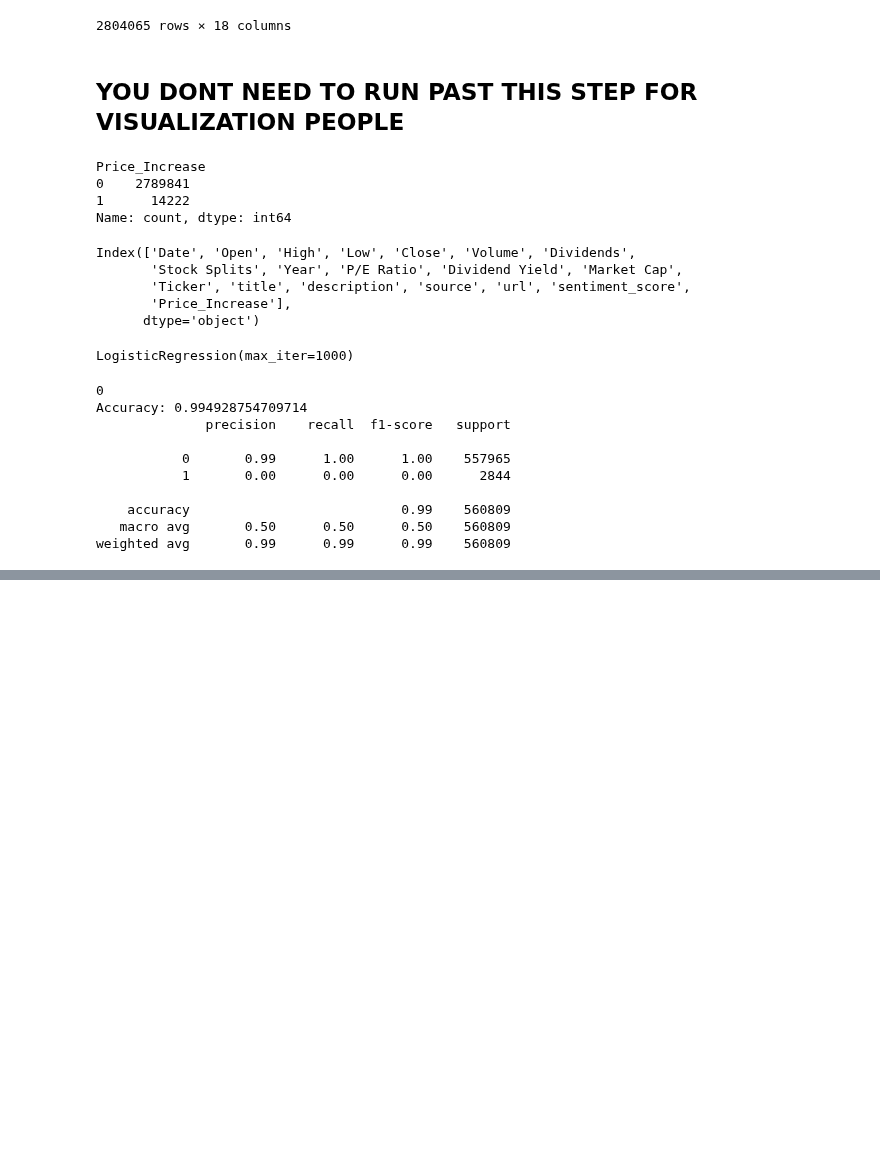
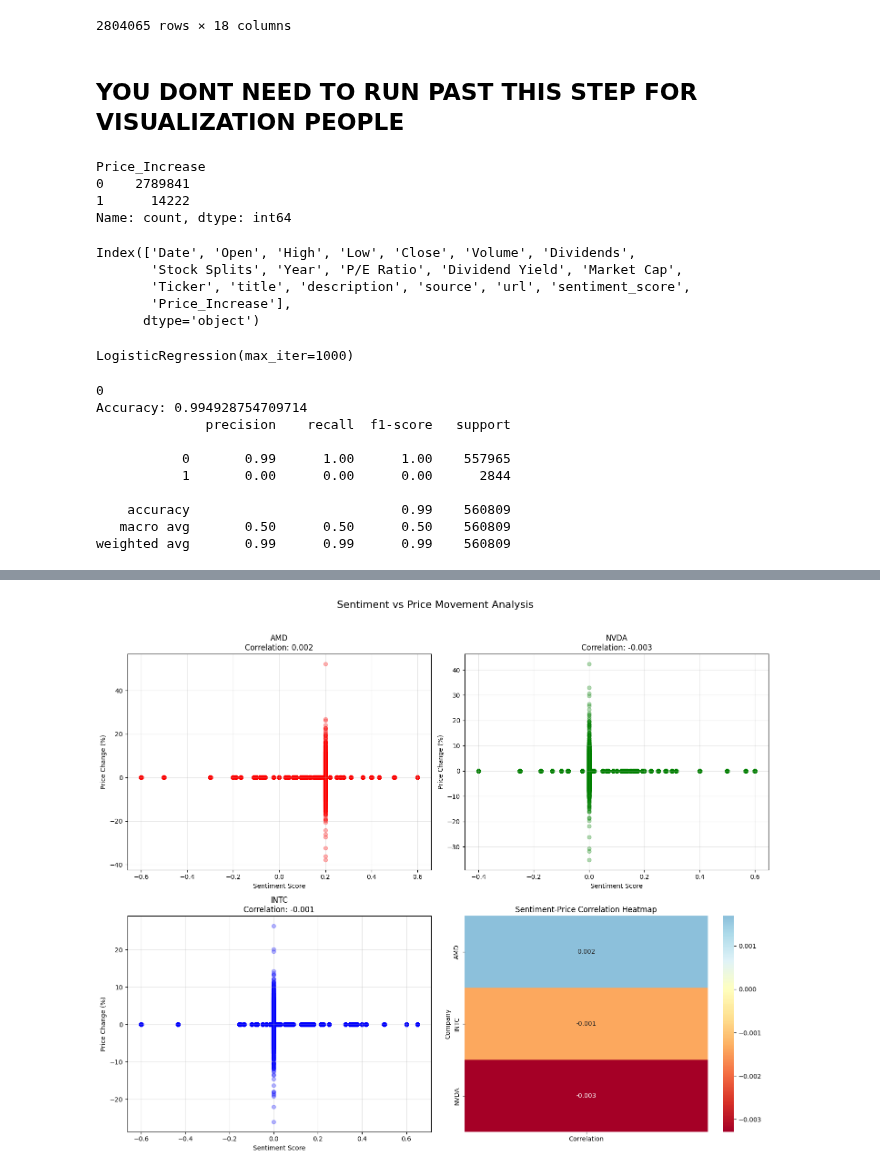
Before and after one commit to datasheng/csc46000-team-project-small-data, a Jupyter notebook: project/dataproc.ipynb, the cells around one changed output, grey strips where cells are left out. Cells and saved outputs as stored; diff of their text form; code cells hidden in the pictures; blank space fills up the shorter version.

```diff
--- a/project/dataproc.ipynb
+++ b/project/dataproc.ipynb
@@ -239,0 +419,77 @@ weighted avg       0.99      0.99      0.99    560809
+# %%
+# Convert Date column to datetime if not already done
+combined_data['Date'] = pd.to_datetime(combined_data['Date'], utc=True)
+
+# Calculate daily price changes
+combined_data['Price_Change_Pct'] = combined_data.groupby('Ticker')['Close'].pct_change() * 100
+
+# Create figure with multiple subplots
+fig, axes = plt.subplots(2, 2, figsize=(15, 12))
+fig.suptitle('Sentiment vs Price Movement Analysis', fontsize=16, y=1.02)
+
+# Colors for each company
+colors = {'AMD': 'red', 'NVDA': 'green', 'INTC': 'blue'}
+
+# Scatter plot for each company
+for idx, ticker in enumerate(['AMD', 'NVDA', 'INTC']):
+    row = idx // 2
+    col = idx % 2
+
+    company_data = combined_data[combined_data['Ticker'] == ticker]
+
+    # Create scatter plot
+    axes[row, col].scatter(company_data['sentiment_score'],
+                          company_data['Price_Change_Pct'],
+                          alpha=0.3,
+                          color=colors[ticker])
+
+    # Add trend line
+    z = np.polyfit(company_data['sentiment_score'],
+                   company_data['Price_Change_Pct'], 1)
+    p = np.poly1d(z)
+    axes[row, col].plot(company_data['sentiment_score'],
+                       p(company_data['sentiment_score']),
+                       "r--",
+                       color='black',
+                       alpha=0.8)
+
+    # Calculate correlation coefficient
+    corr = company_data['sentiment_score'].corr(company_data['Price_Change_Pct'])
+
+    axes[row, col].set_title(f'{ticker}\nCorrelation: {corr:.3f}')
+    axes[row, col].set_xlabel('Sentiment Score')
+    axes[row, col].set_ylabel('Price Change (%)')
+    axes[row, col].grid(True, alpha=0.3)
+
+# Create heatmap in the fourth subplot
+correlations = []
+companies = ['AMD', 'NVDA', 'INTC']
+for company in companies:
+    company_data = combined_data[combined_data['Ticker'] == company]
+    corr = company_data['sentiment_score'].corr(company_data['Price_Change_Pct'])
+    correlations.append([company, corr])
+
+corr_df = pd.DataFrame(correlations, columns=['Company', 'Correlation'])
+corr_matrix = corr_df.pivot_table(index='Company', values='Correlation')
+
+sns.heatmap(corr_matrix,
+            annot=True,
+            cmap='RdYlBu',
+            center=0,
+            ax=axes[1, 1],
+            fmt='.3f')
+axes[1, 1].set_title('Sentiment-Price Correlation Heatmap')
+
+plt.tight_layout()
+plt.show()
+
+# Print summary statistics
+print("\nSummary Statistics:")
+for ticker in ['AMD', 'NVDA', 'INTC']:
+    company_data = combined_data[combined_data['Ticker'] == ticker]
+    print(f"\n{ticker}:")
+    print(f"Average Sentiment Score: {company_data['sentiment_score'].mean():.3f}")
+    print(f"Median Price Change: {company_data['Price_Change_Pct'].median():.3f}%")
+    print(f"Number of News Articles: {len(company_data['sentiment_score'].dropna())}")
+# %% [output]
+[figure, added]
```
Also changed, not shown: parts of 12 cells of this notebook, 1 other file.
